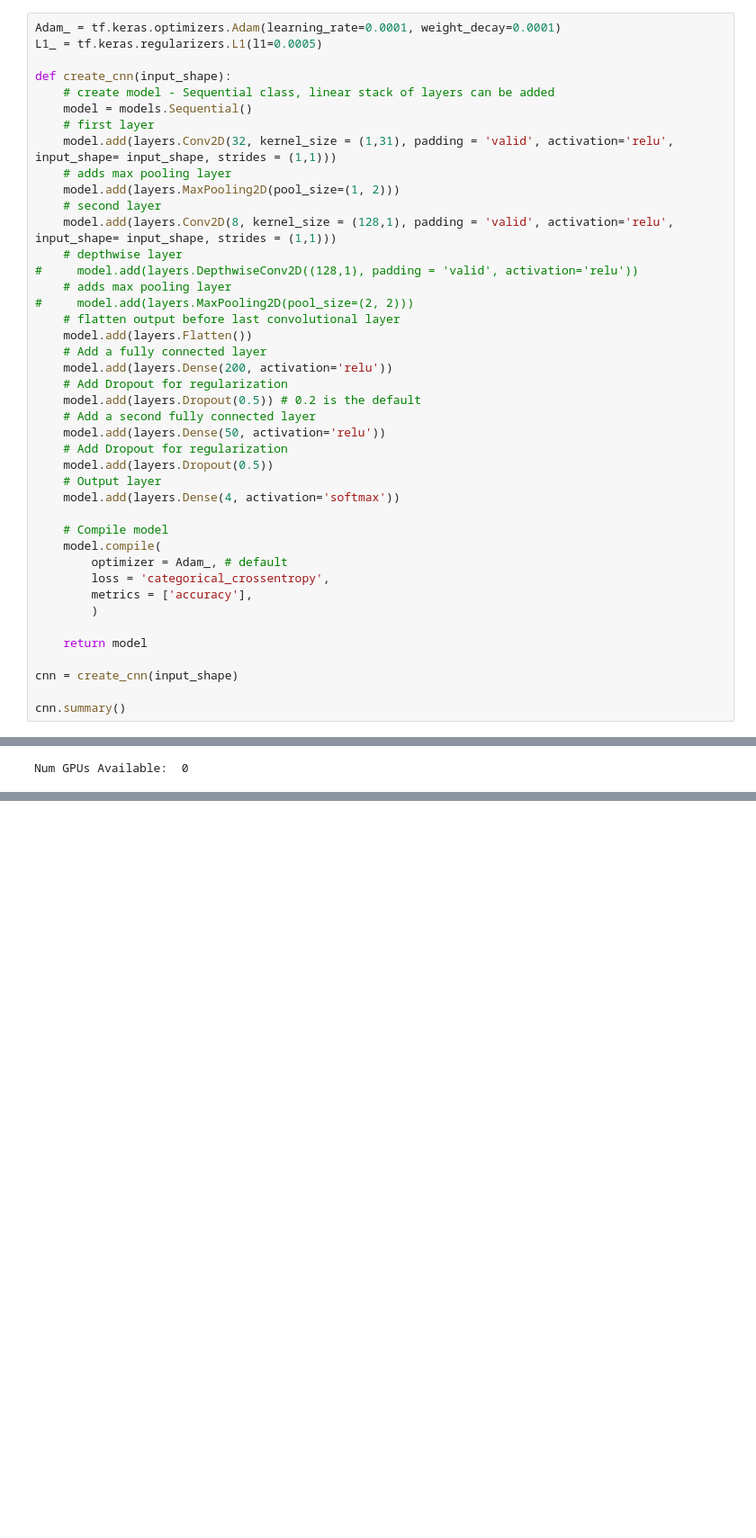
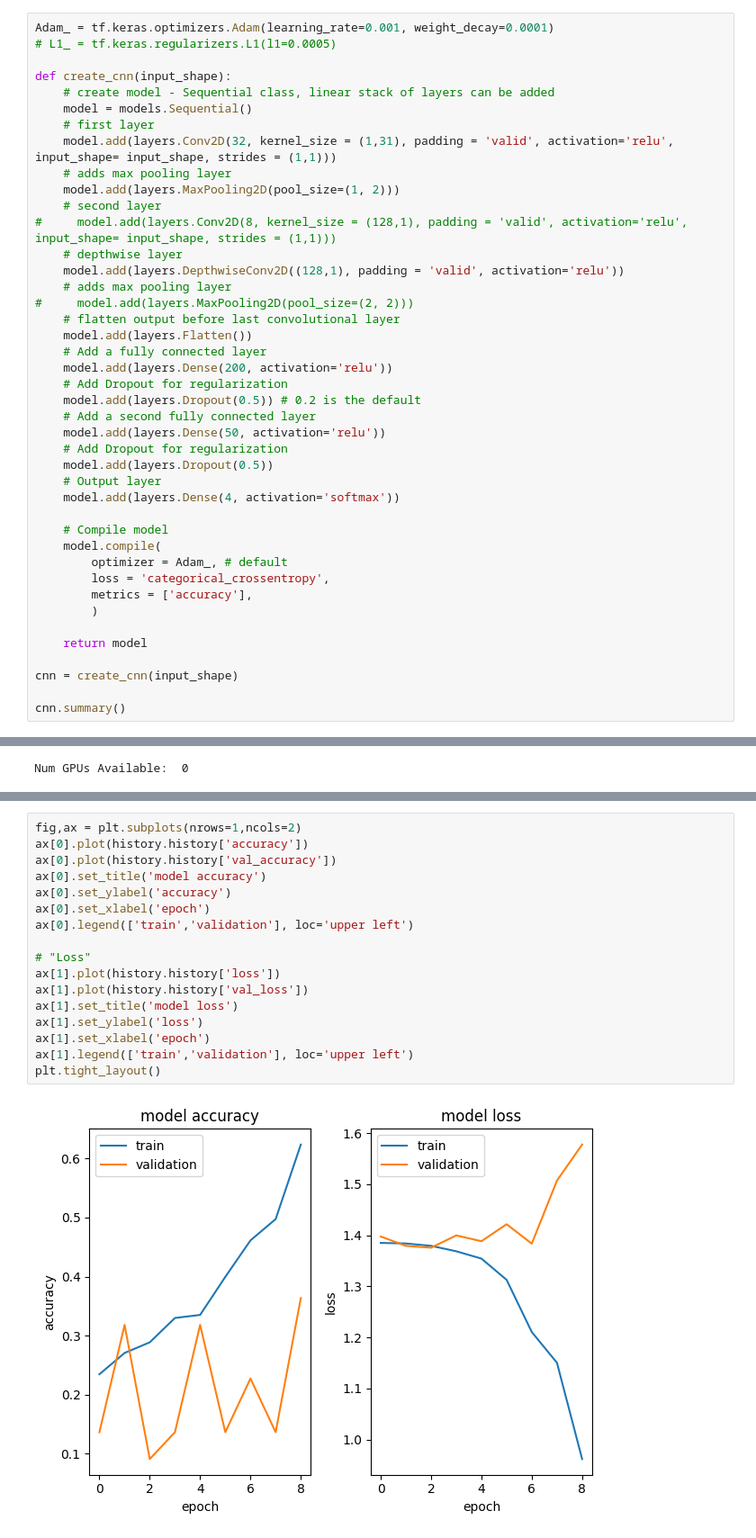
Before and after one commit to nelewerner/ml-project, a Jupyter notebook: inner-speech-drake.ipynb, the cells around one changed output, grey strips where cells are left out. Shown at 90% size. Drawn from its saved outputs; the diff is of its cells as text; blank space fills up the shorter version.

```diff
--- a/inner-speech-drake.ipynb
+++ b/inner-speech-drake.ipynb
@@ -158,8 +175,8 @@ Lets consider how much information our Conv2D layers can see, from a frequency p
 
 it is clear that there is a logarithmic relationship between the length of the sample and the equivalent signal period that it represents. Therefore, 31 is the largest kernel we will use, roughly equivalent to the upper range of the theta brainwaves, and half the period of a delta brainwave.
 # %%
-Adam_ = tf.keras.optimizers.Adam(learning_rate=0.0001, weight_decay=0.0001)
-L1_ = tf.keras.regularizers.L1(l1=0.0005)
+Adam_ = tf.keras.optimizers.Adam(learning_rate=0.001, weight_decay=0.0001)
+# L1_ = tf.keras.regularizers.L1(l1=0.0005)
 
 def create_cnn(input_shape):
     # create model - Sequential class, linear stack of layers can be added
@@ -169,9 +186,9 @@ def create_cnn(input_shape):
     # adds max pooling layer
     model.add(layers.MaxPooling2D(pool_size=(1, 2)))
     # second layer
-    model.add(layers.Conv2D(8, kernel_size = (128,1), padding = 'valid', activation='relu', input_shape= input_shape, strides = (1,1)))
+#     model.add(layers.Conv2D(8, kernel_size = (128,1), padding = 'valid', activation='relu', input_shape= input_shape, strides = (1,1)))
     # depthwise layer
-#     model.add(layers.DepthwiseConv2D((128,1), padding = 'valid', activation='relu'))
+    model.add(layers.DepthwiseConv2D((128,1), padding = 'valid', activation='relu'))
     # adds max pooling layer
 #     model.add(layers.MaxPooling2D(pool_size=(2, 2)))
     # flatten output before last convolutional layer
@@ -275,0 +295,19 @@ score = cnn.evaluate(
+# %%
+fig,ax = plt.subplots(nrows=1,ncols=2)
+ax[0].plot(history.history['accuracy'])
+ax[0].plot(history.history['val_accuracy'])
+ax[0].set_title('model accuracy')
+ax[0].set_ylabel('accuracy')
+ax[0].set_xlabel('epoch')
+ax[0].legend(['train','validation'], loc='upper left')
+
+# "Loss"
+ax[1].plot(history.history['loss'])
+ax[1].plot(history.history['val_loss'])
+ax[1].set_title('model loss')
+ax[1].set_ylabel('loss')
+ax[1].set_xlabel('epoch')
+ax[1].legend(['train','validation'], loc='upper left')
+plt.tight_layout()
+# %% [output]
+[figure, added]
```
Also changed, not shown: parts of 9 cells of this notebook.
